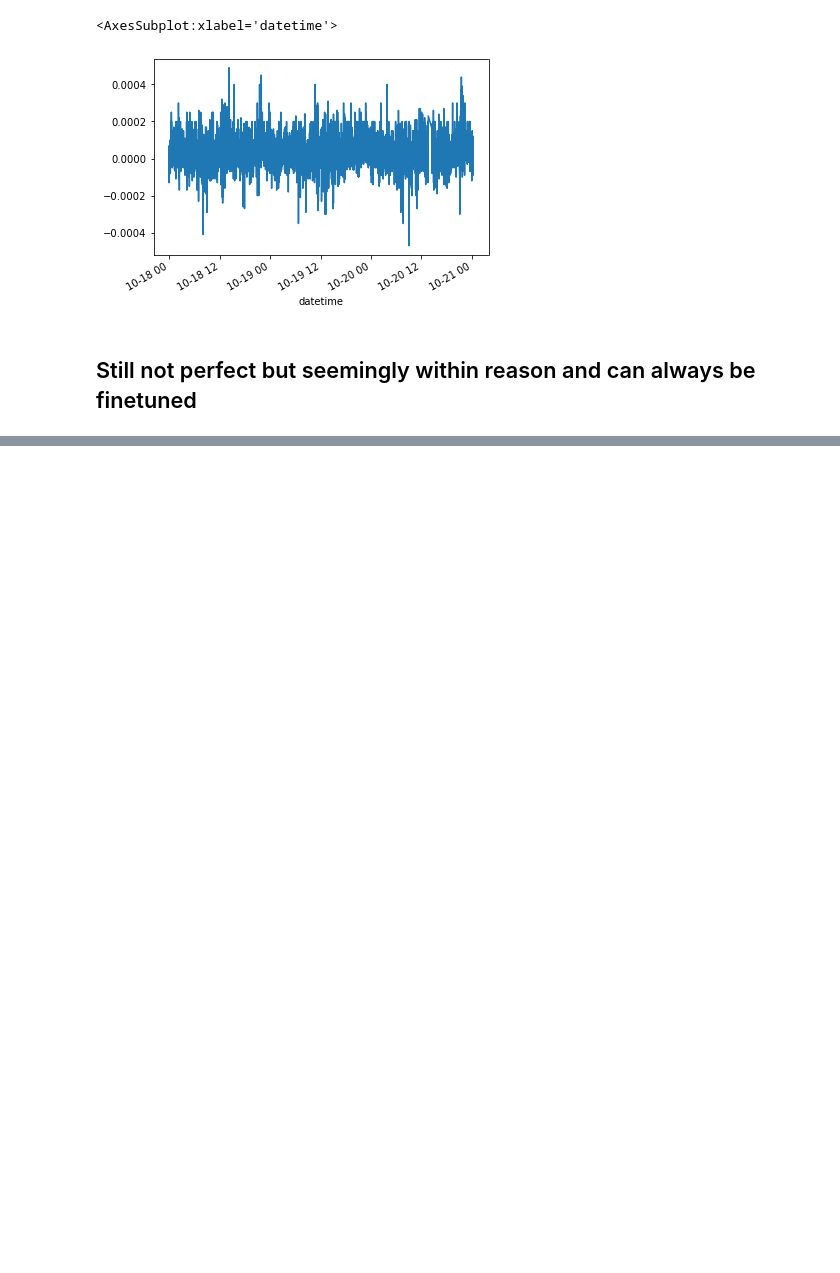
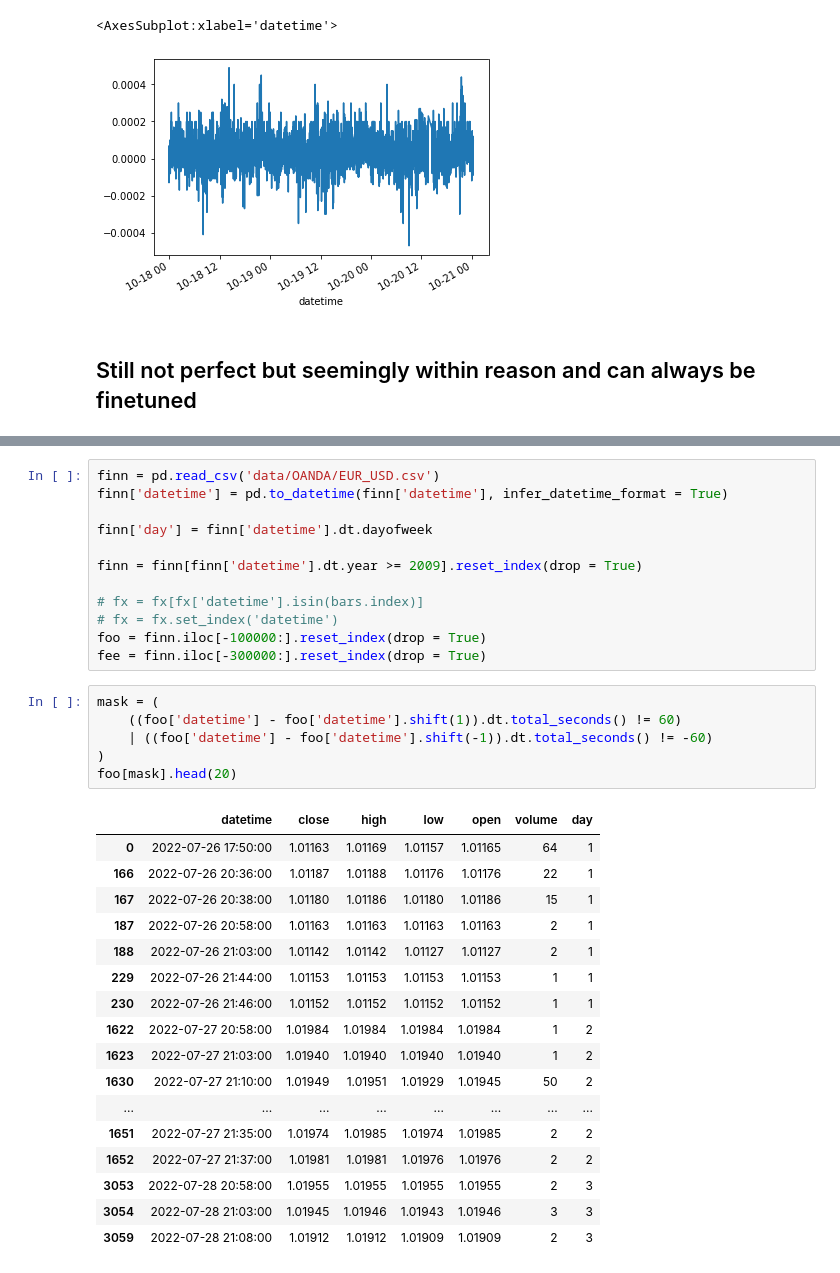
Before and after one commit to mtanghu/Transformer-Trader, a Jupyter notebook: Comparision.ipynb, the cells around one changed output, grey strips where cells are left out. Drawn from its saved outputs; the diff is of its cells as text; blank space fills up the shorter version.

```diff
--- a/Comparision.ipynb
+++ b/Comparision.ipynb
@@ -107,0 +162,36 @@ df[['close', 'frd']].plot()
+# %%
+finn = pd.read_csv('data/OANDA/EUR_USD.csv')
+finn['datetime'] = pd.to_datetime(finn['datetime'], infer_datetime_format = True)
+
+finn['day'] = finn['datetime'].dt.dayofweek
+
+finn = finn[finn['datetime'].dt.year >= 2009].reset_index(drop = True)
+
+# fx = fx[fx['datetime'].isin(bars.index)]
+# fx = fx.set_index('datetime')
+foo = finn.iloc[-100000:].reset_index(drop = True)
+fee = finn.iloc[-300000:].reset_index(drop = True)
+# %%
+mask = (
+    ((foo['datetime'] - foo['datetime'].shift(1)).dt.total_seconds() != 60)
+    | ((foo['datetime'] - foo['datetime'].shift(-1)).dt.total_seconds() != -60)
+)
+foo[mask].head(20)
+# %% [output]
+|  | datetime | close | high | low | open | volume | day |
+| 0 | 2022-07-26 17:50:00 | 1.01163 | 1.01169 | 1.01157 | 1.01165 | 64 | 1 |
+| 166 | 2022-07-26 20:36:00 | 1.01187 | 1.01188 | 1.01176 | 1.01176 | 22 | 1 |
+| 167 | 2022-07-26 20:38:00 | 1.01180 | 1.01186 | 1.01180 | 1.01186 | 15 | 1 |
+| 187 | 2022-07-26 20:58:00 | 1.01163 | 1.01163 | 1.01163 | 1.01163 | 2 | 1 |
+| 188 | 2022-07-26 21:03:00 | 1.01142 | 1.01142 | 1.01127 | 1.01127 | 2 | 1 |
+| 229 | 2022-07-26 21:44:00 | 1.01153 | 1.01153 | 1.01153 | 1.01153 | 1 | 1 |
+| 230 | 2022-07-26 21:46:00 | 1.01152 | 1.01152 | 1.01152 | 1.01152 | 1 | 1 |
+| 1622 | 2022-07-27 20:58:00 | 1.01984 | 1.01984 | 1.01984 | 1.01984 | 1 | 2 |
+| 1623 | 2022-07-27 21:03:00 | 1.01940 | 1.01940 | 1.01940 | 1.01940 | 1 | 2 |
+| 1630 | 2022-07-27 21:10:00 | 1.01949 | 1.01951 | 1.01929 | 1.01945 | 50 | 2 |
+| ... | ... | ... | ... | ... | ... | ... | ... |
+| 1651 | 2022-07-27 21:35:00 | 1.01974 | 1.01985 | 1.01974 | 1.01985 | 2 | 2 |
+| 1652 | 2022-07-27 21:37:00 | 1.01981 | 1.01981 | 1.01976 | 1.01976 | 2 | 2 |
+| 3053 | 2022-07-28 20:58:00 | 1.01955 | 1.01955 | 1.01955 | 1.01955 | 2 | 3 |
+| 3054 | 2022-07-28 21:03:00 | 1.01945 | 1.01946 | 1.01943 | 1.01946 | 3 | 3 |
+| 3059 | 2022-07-28 21:08:00 | 1.01912 | 1.01912 | 1.01909 | 1.01909 | 2 | 3 |
```
Also changed, not shown: parts of 9 cells of this notebook.
